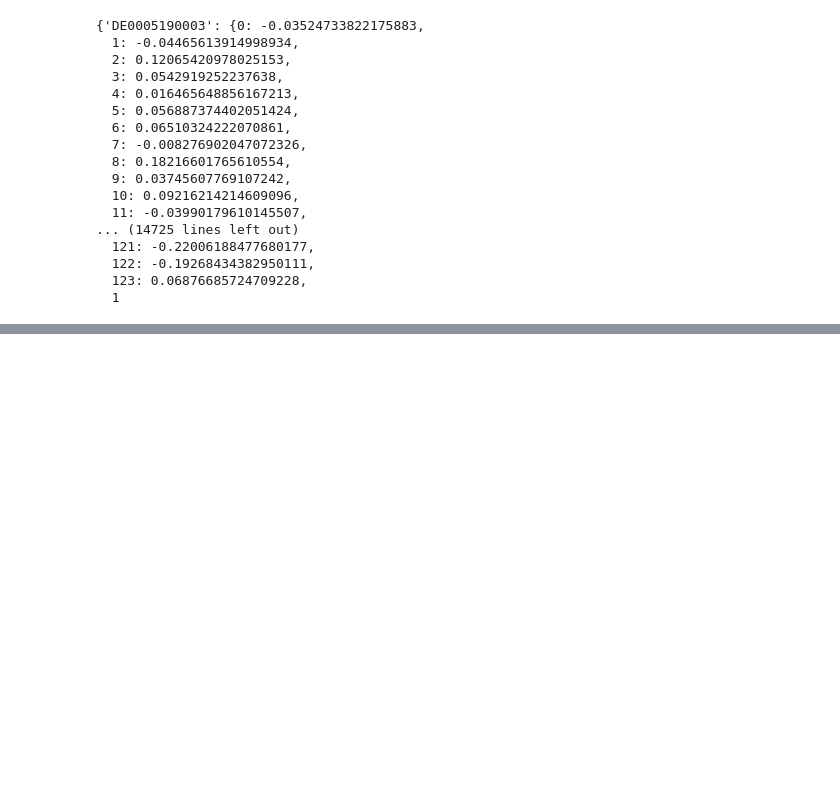
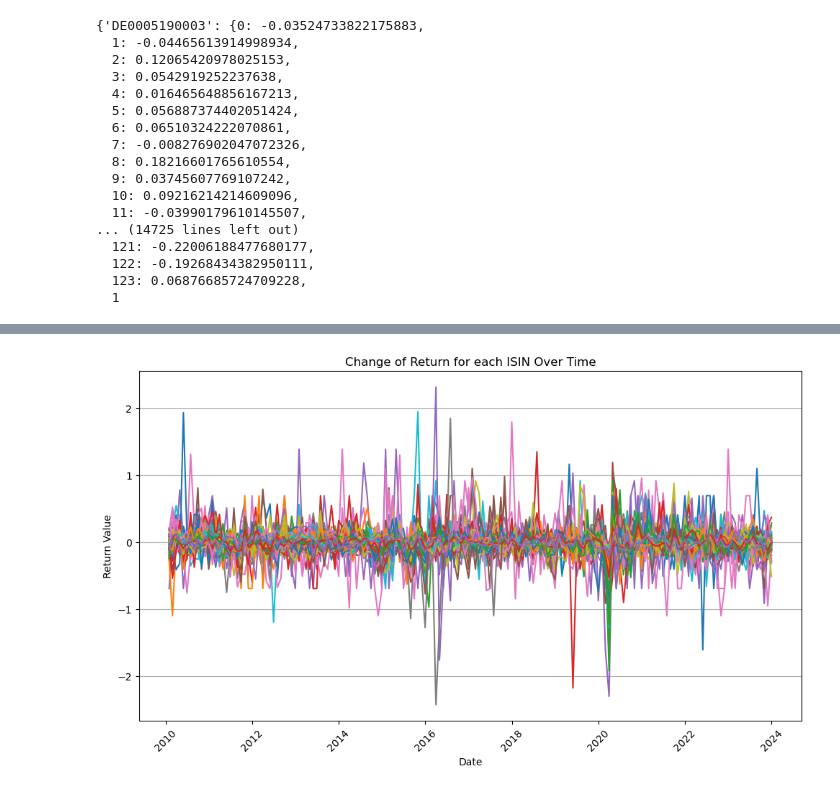
Before and after one commit to grallv/DSB2, a Jupyter notebook: Functions.ipynb, the cells around one changed output, grey strips where cells are left out. Drawn from its saved outputs; the diff is of its cells as text; code cells hidden in the pictures; blank space fills up the shorter version.

Commit message:
calculated monthly log returns with plot

```diff
--- a/Functions.ipynb
+++ b/Functions.ipynb
@@ -506,0 +472,3 @@ logreg_dict
+# %%
+df_logreg = pd.concat([monthly_dates, logreg_df], axis=1)
+# df_logreg
@@ -506,0 +479,6 @@ logreg_dict
+# %%
+col_names = list(df_logreg.columns)
+col_names.remove('Date')
+# col_names
+# %%
+df_melted = df_logreg.melt(id_vars=['Date'], value_vars=col_names, var_name='Company', value_name='Value')
@@ -506,0 +501,2 @@ logreg_dict
+# %%
+df_melted['Value'] = pd.to_numeric(df_melted['Value'], errors='coerce')
@@ -506,0 +505,19 @@ logreg_dict
+# %%
+plt.figure(figsize=(10, 6))
+
+# Loop through each company and plot the line manually
+for company in df_melted['Company'].unique():
+    company_data = df_melted[df_melted['Company'] == company]
+    plt.plot(company_data['Date'], company_data['Value'], label=company)
+
+# Customize the plot (optional)
+plt.title('Change of Return for each ISIN Over Time')
+plt.xlabel('Date')
+plt.ylabel('Return Value')
+plt.xticks(rotation=45)
+# plt.legend(title='Company')
+plt.grid(axis='y')
+plt.tight_layout()
+plt.show()
+# %% [output]
+[figure, added]
```
Also changed, not shown: parts of 10 cells of this notebook.
